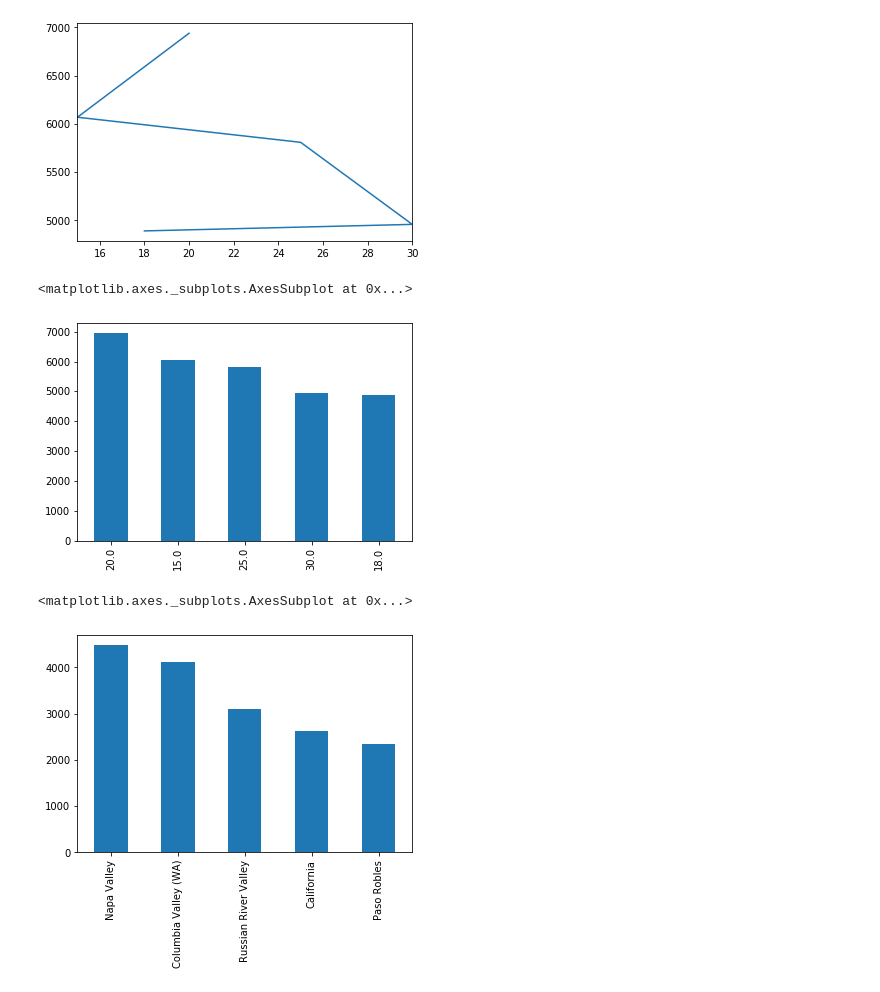
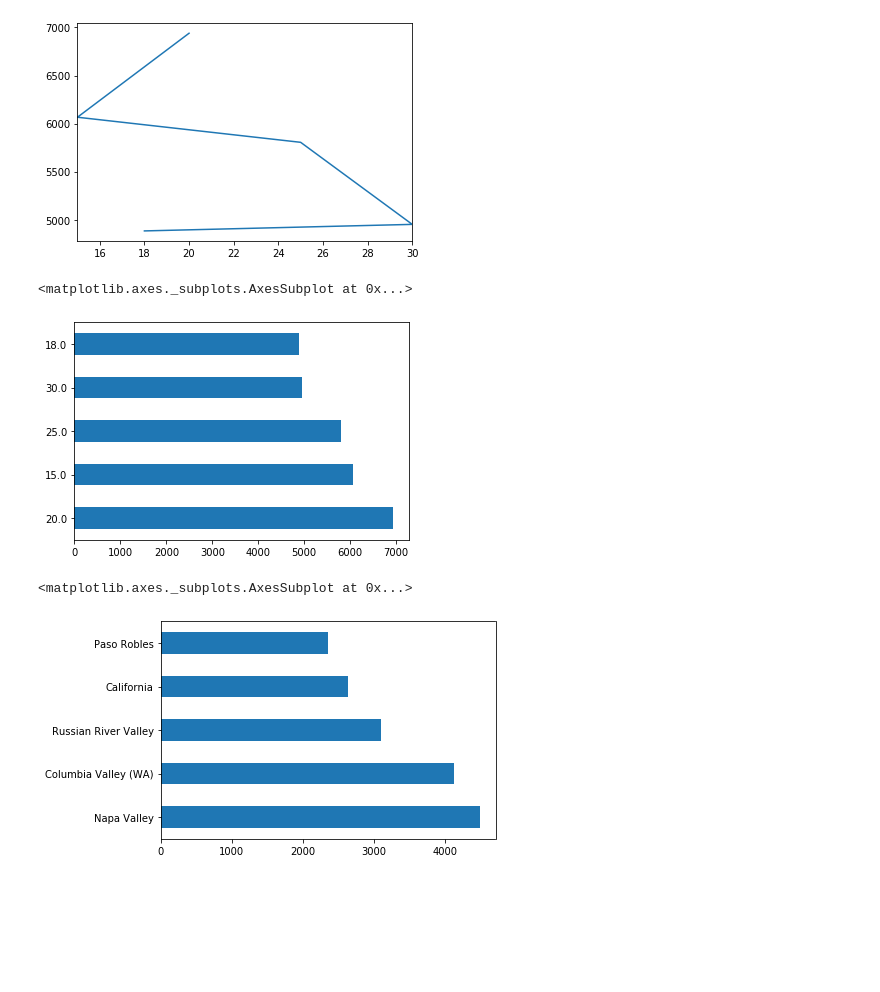
Before and after one commit to michaelweikman/WineDataAnalysis, a Jupyter notebook: Analysis/Wine_data.ipynb, the cells around one changed output. Drawn from its saved outputs; the diff is of its cells as text; code cells hidden in the pictures; blank space fills up the shorter version.

```diff
--- a/Analysis/Wine_data.ipynb
+++ b/Analysis/Wine_data.ipynb
@@ -71,15 +71,15 @@ price1.plot(kind='line')
 <matplotlib.axes._subplots.AxesSubplot at 0x...>
 [figure]
 # %%
-price1.plot(kind='bar')
+price1.plot(kind='barh')
 # %% [output]
 <matplotlib.axes._subplots.AxesSubplot at 0x...>
-[figure, old version]
+[figure, new version]
 # %%
-region1.plot(kind='bar')
+region1.plot(kind='barh')
 # %% [output]
 <matplotlib.axes._subplots.AxesSubplot at 0x...>
-[figure, old version]
+[figure, new version]
 # %%
 # The maximum x value for our chart will be 100
 x_limit = 100
```
Also changed, not shown: parts of 2 cells of this notebook.
